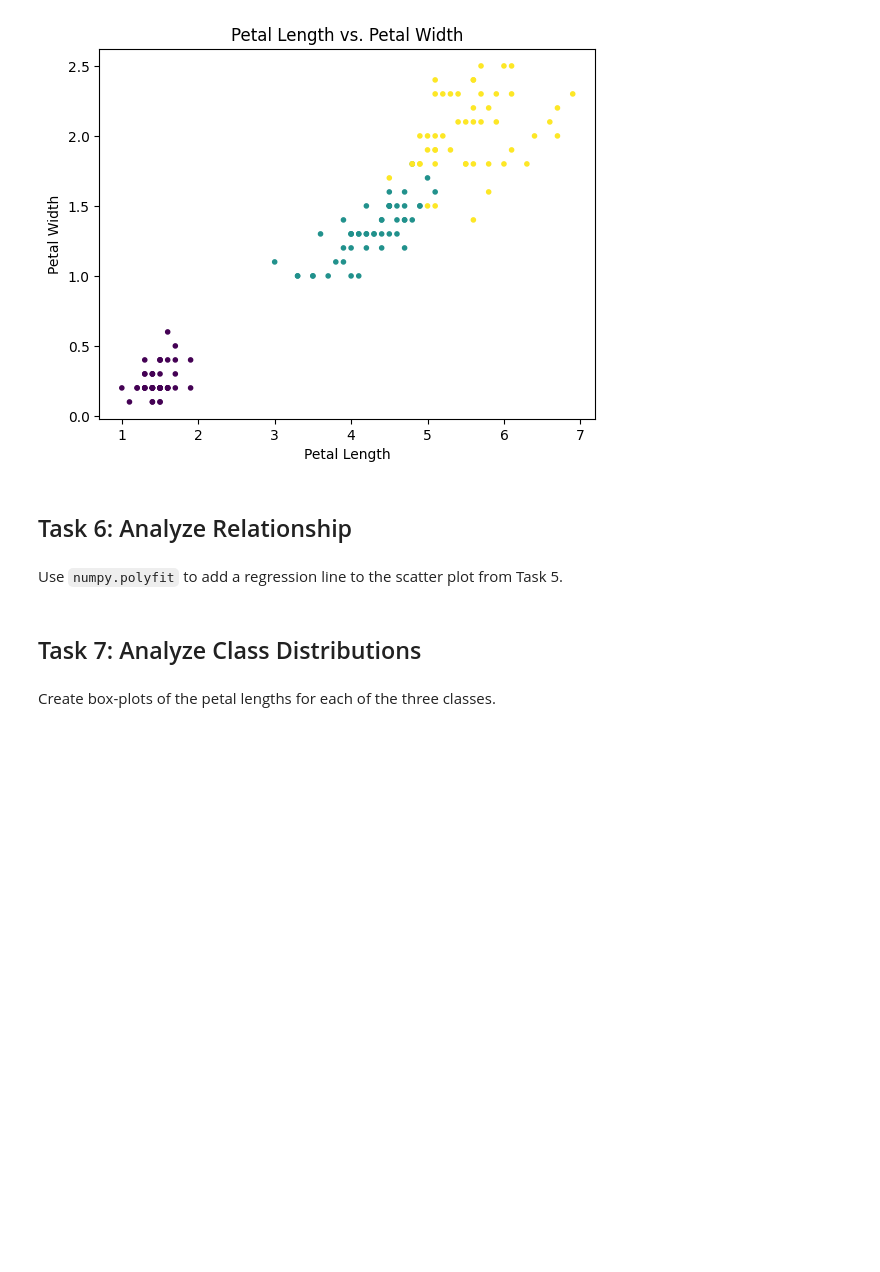
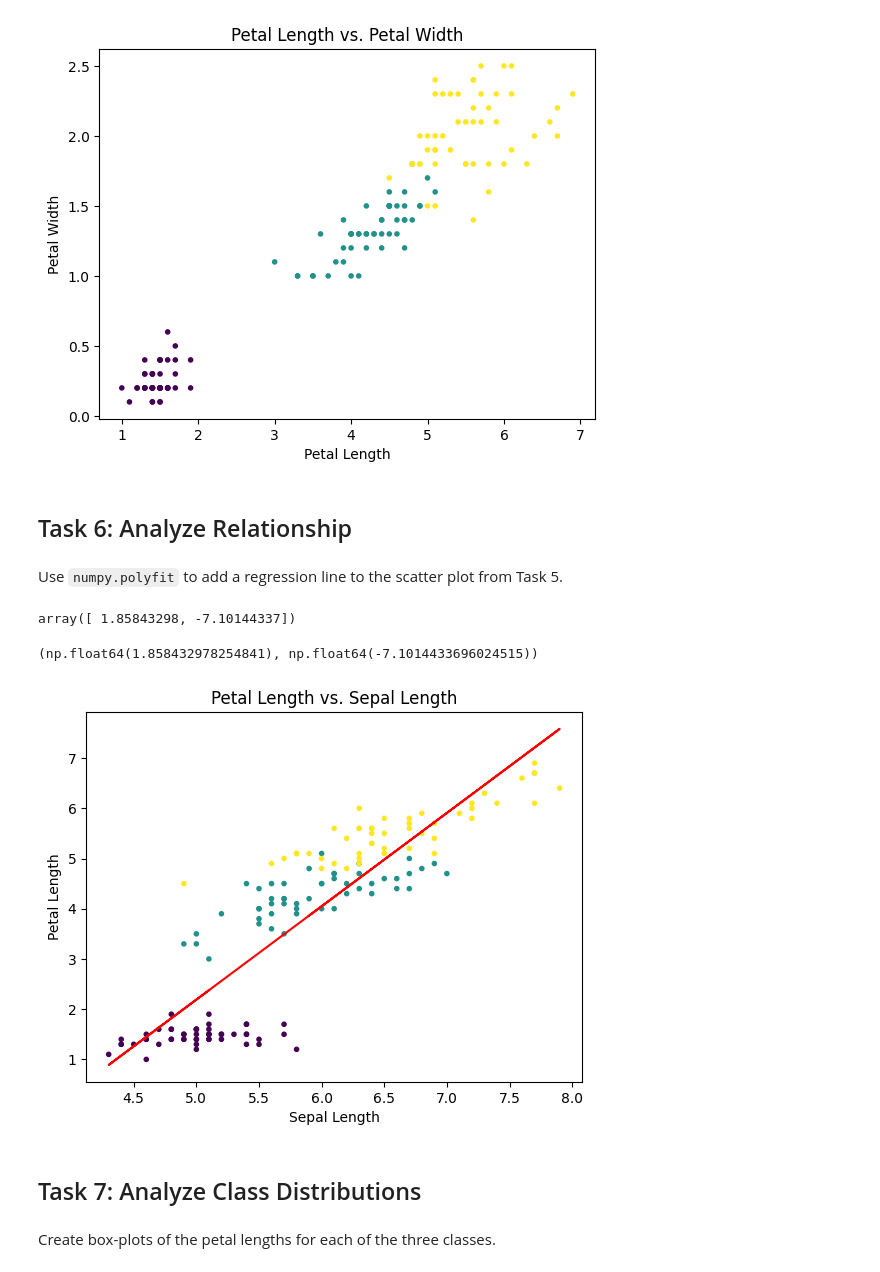
Before and after one commit to Glogover/principles_of_data_analytics, a Jupyter notebook: tasks.ipynb, the cells around one changed output. Cells and saved outputs as stored; diff of their text form; code cells hidden in the pictures; blank space fills up the shorter version.

Commit message:
polyfit

```diff
--- a/tasks.ipynb
+++ b/tasks.ipynb
@@ -573,6 +573,37 @@ plt.show()
 ## Task 6: Analyze Relationship
 # %% [markdown]
 Use `numpy.polyfit` to add a regression line to the scatter plot from Task 5.
+# %%
+# Use polyfit to fit a line to the data.
+np.polyfit(df['sepal length (cm)'], df['petal length (cm)'], 1)
+# %% [output]
+array([ 1.85843298, -7.10144337])
+# %%
+# Use polyfit to fit a line to the data.
+m, c = np.polyfit(df['sepal length (cm)'], df['petal length (cm)'], 1)
+
+# Show the slope and intercept.
+m, c
+# %% [output]
+(np.float64(1.858432978254841), np.float64(-7.1014433696024515))
+# %%
+# Create a figure and an axis
+fig, ax = plt.subplots()
+
+# Scatter plot
+# Create a scatter plot of the petal length vs. petal width.
+ax.scatter(df['sepal length (cm)'], df['petal length (cm)'], c=data['target'], cmap='viridis', marker='.')
+
+ax.plot(df['sepal length (cm)'], m * df['sepal length (cm)'] + c, color= 'red');
+
+# Labels
+ax.set_xlabel('Sepal Length')
+ax.set_ylabel('Petal Length')
+ax.set_title('Petal Length vs. Sepal Length')
+# Show the plot
+plt.show()
+# %% [output]
+[figure, added]
 # %% [markdown]
 ## Task 7: Analyze Class Distributions
 # %% [markdown]
```
